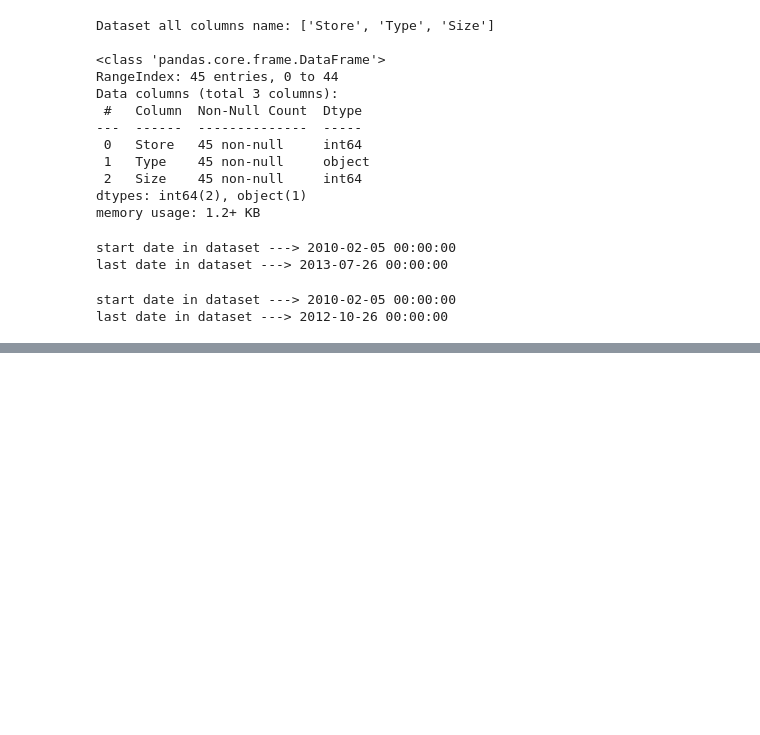
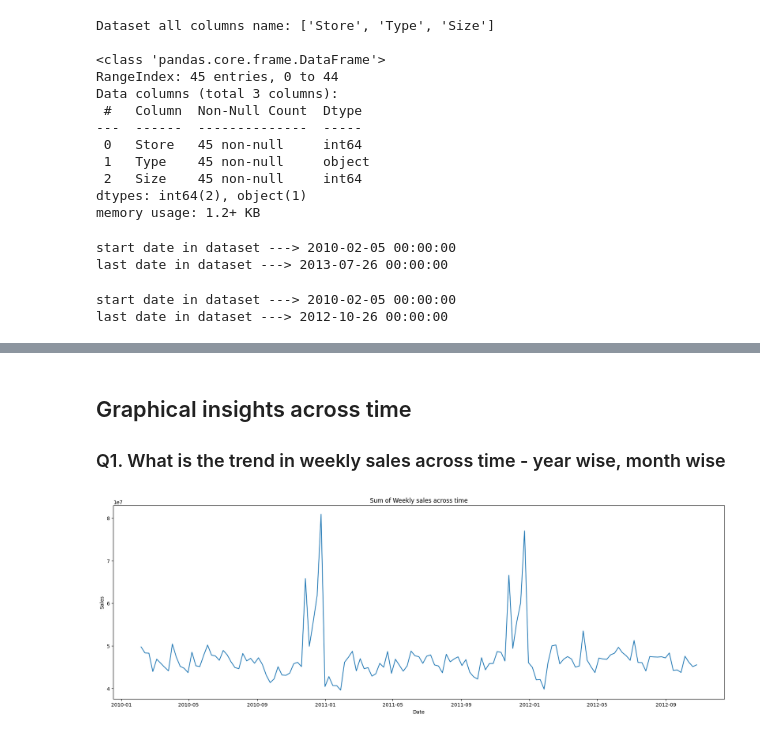
Before and after one commit to Rajesh1505/Capstone-Project-Advanced-Machine-Learning, a Jupyter notebook: Capstone_Project_Advanced_Machine_Learning.ipynb, the cells around one changed output, grey strips where cells are left out. Cells and saved outputs as stored; diff of their text form; code cells hidden in the pictures; blank space fills up the shorter version.

Commit message:
Exploratory Data Analysis

```diff
--- a/Capstone_Project_Advanced_Machine_Learning.ipynb
+++ b/Capstone_Project_Advanced_Machine_Learning.ipynb
@@ -266,0 +269,3 @@ last date in dataset ---> 2012-10-26 00:00:00
+# %%
+feature_data_df['Date'] = pd.to_datetime(feature_data_df['Date'], format="%d/%m/%Y")
+sales_data_df['Date'] = pd.to_datetime(sales_data_df['Date'], format="%d/%m/%Y")
@@ -266,0 +286,5 @@ last date in dataset ---> 2012-10-26 00:00:00
+# %%
+# Merge all datasets
+merged_df = pd.merge(sales_data_df, feature_data_df, how = 'left', on = ['Store','Date','IsHoliday'])
+merged_df = pd.merge(merged_df, store_data_df, how = 'left', on = 'Store')
+merged_df = merged_df.fillna(value =0)
@@ -266,0 +359,16 @@ last date in dataset ---> 2012-10-26 00:00:00
+# %% [markdown]
+## Graphical insights across time
+
+### Q1. What is the trend in weekly sales across time - year wise, month wise
+# %%
+# Sum of sales  across time
+sales_across_time = merged_df.groupby(by = ['Date'], as_index = False)['Weekly_Sales'].sum()
+
+plt.figure(figsize = (22,7))
+plt.plot(sales_across_time.Date, sales_across_time.Weekly_Sales)
+plt.title("Sum of Weekly sales across time")
+plt.xlabel("Date")
+plt.ylabel("Sales")
+plt.show()
+# %% [output]
+[figure, added]
```
Also changed, not shown: parts of 57 cells of this notebook.
